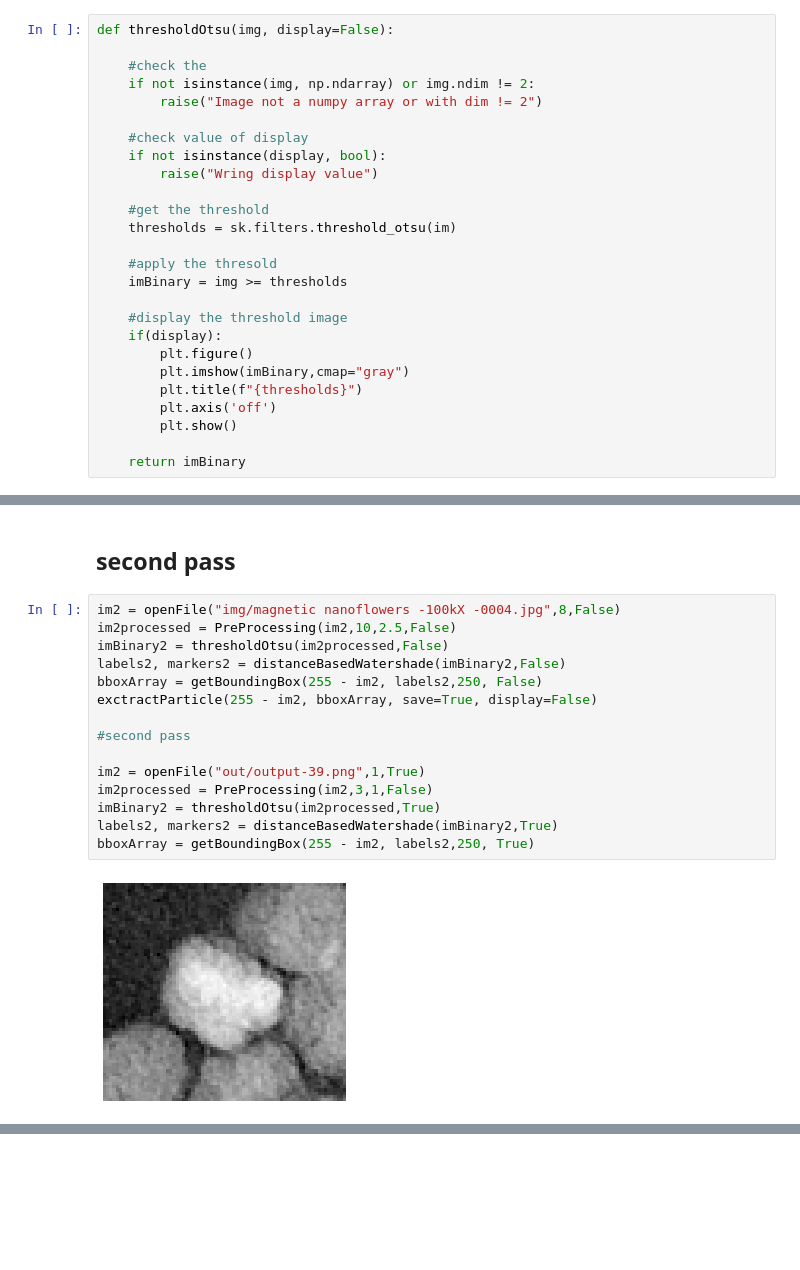
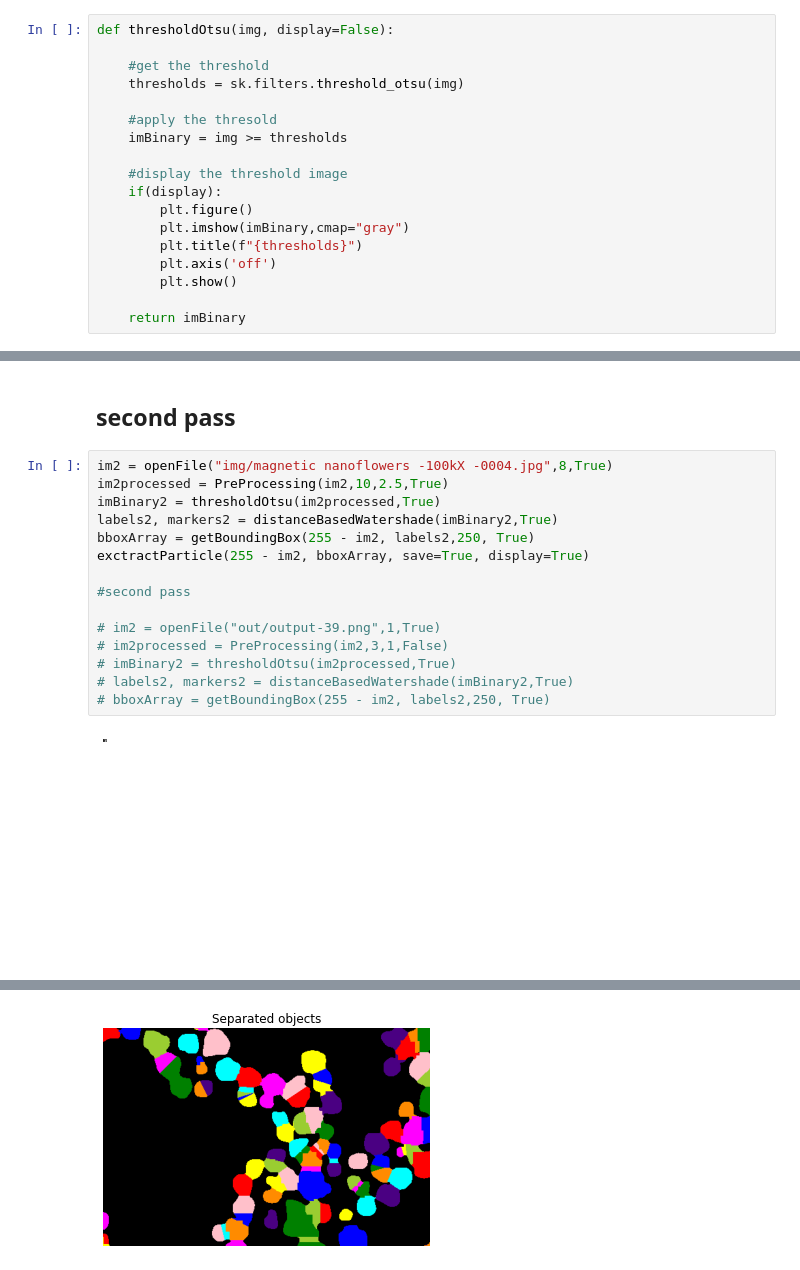
Before and after one commit to Cewein/Nanoparticle-segmentation-classification, a Jupyter notebook: Segemenation_of_nano_particle.ipynb, the cells around one changed output, grey strips where cells are left out. Saved outputs shown, nothing was run; the diff lists cells and outputs as text; blank space fills up the shorter version.

```diff
--- a/Segemenation_of_nano_particle.ipynb
+++ b/Segemenation_of_nano_particle.ipynb
@@ -38,16 +38,8 @@ def openFile(path, reduce=10,display=False):
 # %%
 def thresholdOtsu(img, display=False):
 
-    #check the
-    if not isinstance(img, np.ndarray) or img.ndim != 2:
-        raise("Image not a numpy array or with dim != 2")
-
-    #check value of display
-    if not isinstance(display, bool):
-        raise("Wring display value")
-
     #get the threshold
-    thresholds = sk.filters.threshold_otsu(im)
+    thresholds = sk.filters.threshold_otsu(img)
 
     #apply the thresold
     imBinary = img >= thresholds
@@ -198,19 +190,19 @@ def exctractParticle(img, bondingBoxArray, save=False, display=False):
 # %% [markdown]
 ## second pass
 # %%
-im2 = openFile("img/magnetic nanoflowers -100kX -0004.jpg",8,False)
-im2processed = PreProcessing(im2,10,2.5,False)
-imBinary2 = thresholdOtsu(im2processed,False)
-labels2, markers2 = distanceBasedWatershade(imBinary2,False)
-bboxArray = getBoundingBox(255 - im2, labels2,250, False)
-exctractParticle(255 - im2, bboxArray, save=True, display=False)
+im2 = openFile("img/magnetic nanoflowers -100kX -0004.jpg",8,True)
+im2processed = PreProcessing(im2,10,2.5,True)
+imBinary2 = thresholdOtsu(im2processed,True)
+labels2, markers2 = distanceBasedWatershade(imBinary2,True)
+bboxArray = getBoundingBox(255 - im2, labels2,250, True)
+exctractParticle(255 - im2, bboxArray, save=True, display=True)
 
 #second pass
 
-im2 = openFile("out/output-39.png",1,True)
-im2processed = PreProcessing(im2,3,1,False)
-imBinary2 = thresholdOtsu(im2processed,True)
-labels2, markers2 = distanceBasedWatershade(imBinary2,True)
-bboxArray = getBoundingBox(255 - im2, labels2,250, True)
+# im2 = openFile("out/output-39.png",1,True)
+# im2processed = PreProcessing(im2,3,1,False)
+# imBinary2 = thresholdOtsu(im2processed,True)
+# labels2, markers2 = distanceBasedWatershade(imBinary2,True)
+# bboxArray = getBoundingBox(255 - im2, labels2,250, True)
 # %% [output]
-[figure, old version]
+[figure, new version]
@@ -220,0 +213 @@ bboxArray = getBoundingBox(255 - im2, labels2,250, True)
+[figure, added]
```
Also changed, not shown: parts of 3 cells of this notebook, 3 other files.
